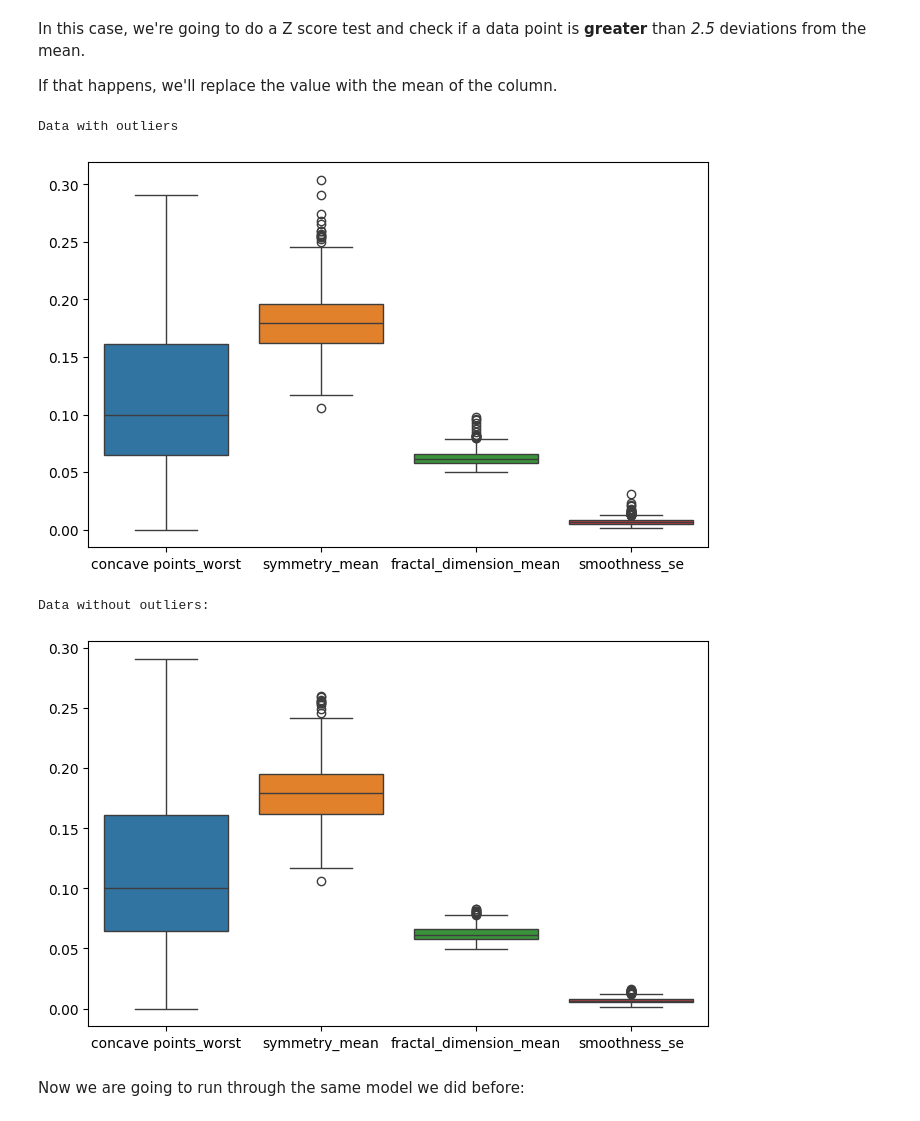
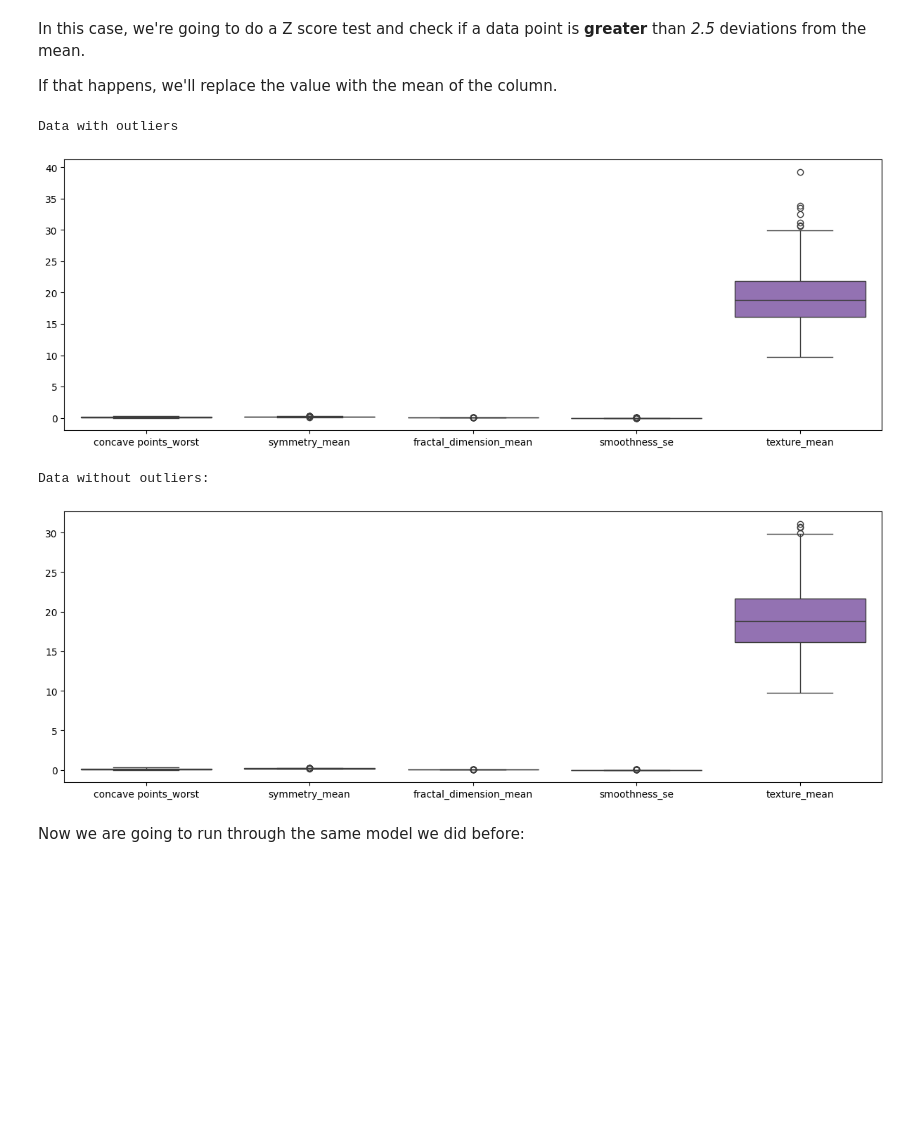
Before and after one commit to SimonGarcia01/cancer-analysis, a Jupyter notebook: DataExploration.ipynb, the cells around one changed output. Saved outputs shown, nothing was run; the diff lists cells and outputs as text; code cells hidden in the pictures; blank space fills up the shorter version.

Commit message:
Corrected model by adding texture_mean

```diff
--- a/DataExploration.ipynb
+++ b/DataExploration.ipynb
@@ -293,7 +293,7 @@ First we will work with the outliers and not normalize to show the effect of tho
 # %%
 #First we separate the parameters and the target varibles
 y = data['diagnosis']
-X = data[["concave points_worst", "symmetry_mean", "fractal_dimension_mean", "smoothness_se"]]
+X = data[["concave points_worst", "symmetry_mean", "fractal_dimension_mean", "smoothness_se", "texture_mean"]]
 
 #Then we separate the data between the tests and the training data
 X_train, X_test, y_train, y_test = train_test_split(X, y, test_size = 0.2, random_state=42)
@@ -331,36 +331,36 @@ If that happens, we'll replace the value with the mean of the column.
 # %%
 X_no_outliers = X.copy()
 
 #Here we made a function to replace the values that are greater than 2.5 SD from the mean with the column average. By hand version of Zscore test.
 #The parameter that needs to be entered is a data frame that contains only the numeric variables.
 def replace_outliers_with_mean(df):
     for col in df.columns:
         mean_value = df[col].mean()
         std_dev = df[col].std()
         outliers = (df[col] - mean_value).abs() > 3 * std_dev
         df.loc[outliers, col] = mean_value
     return df
 X_no_outliers = replace_outliers_with_mean(X_no_outliers)
 
 #Now we print and compare varibles again and see the distribution without the outliers
 print("Data with outliers")
-plt.figure(figsize=(8, 5))
+plt.figure(figsize=(15, 5))
 sns.boxplot(X)
 
 # show the graph
 plt.show()
 
 print("Data without outliers: ")
-plt.figure(figsize=(8, 5))
+plt.figure(figsize=(15, 5))
 sns.boxplot(X_no_outliers)
 
 # show the graph
 plt.show()
 # %% [output]
 Data with outliers
-[figure, old version]
+[figure, new version]
 Data without outliers:
-[figure, old version]
+[figure, new version]
 # %% [markdown]
 Now we are going to run through the same model we did before:
 # %%
```
Also changed, not shown: parts of 8 cells of this notebook.
